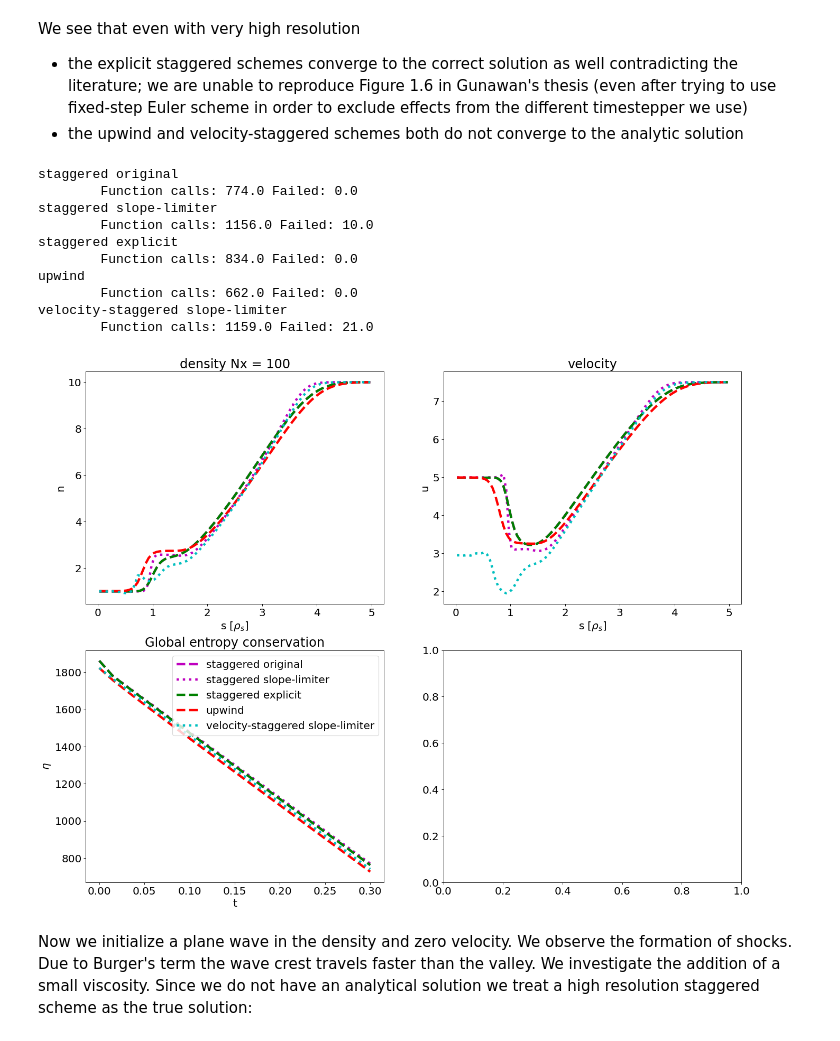
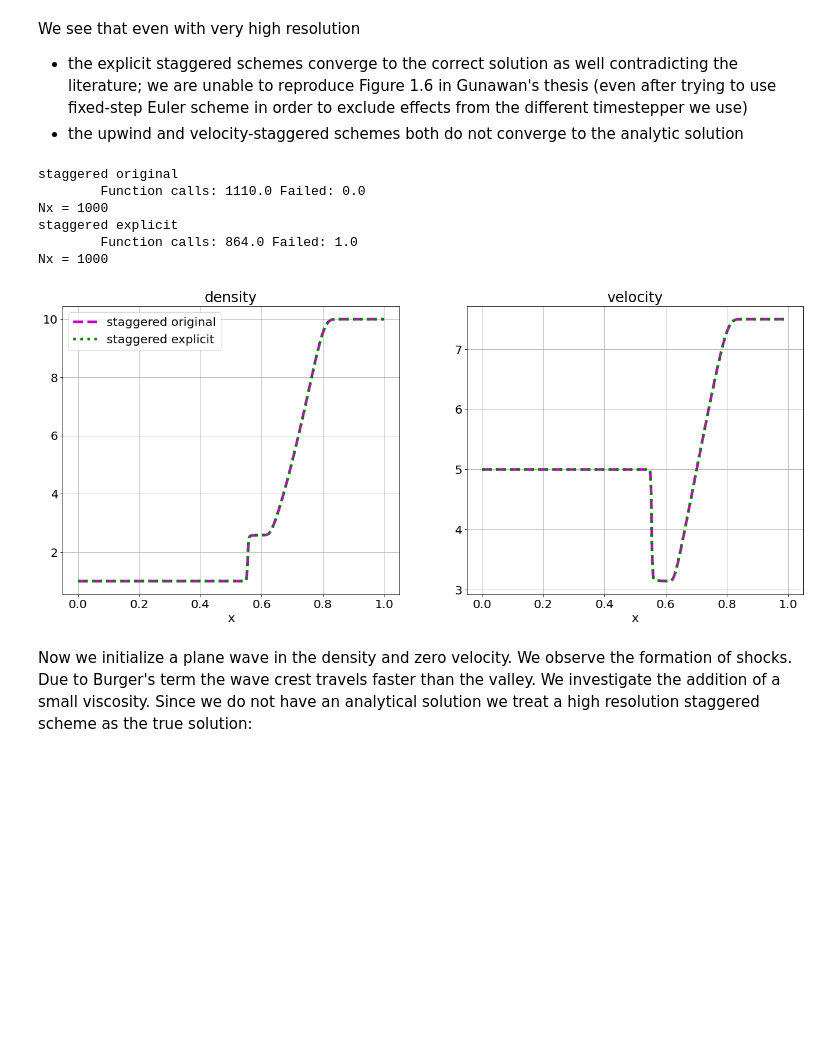
Before and after one commit to mwiesenberger/advection, a Jupyter notebook: navier-stokes.ipynb, the cells around one changed output. Drawn from its saved outputs; the diff is of its cells as text; code cells hidden in the pictures; blank space fills up the shorter version.

```diff
--- a/navier-stokes.ipynb
+++ b/navier-stokes.ipynb
@@ -390,48 +412,48 @@ We see that even with very high resolution
 # %%
 # Here, we try to reproduce the plot in Herbin that explicit schemes have a non-entropic solution
 # (which we cannot)
 p_list = []
 for p in [
     {"type" : "staggered", "variant" : "original", "ls" : "m--"},
-    {"type" : "staggered", "variant" : "slope-limiter", "ls": "m:"},
-    {"type" : "staggered", "variant" : "explicit", "ls" : "g--"},
-    {"type" : "upwind", "ls" : "r--"},
-    {"type" : "velocity-staggered", "variant" : "slope-limiter", "ls" : "c:"},
+#     {"type" : "staggered", "variant" : "slope-limiter", "ls": "m:"},
+    {"type" : "staggered", "variant" : "explicit", "ls" : "g:"},
+#     {"type" : "upwind", "ls" : "r--"},
+#     {"type" : "velocity-staggered", "variant" : "slope-limiter", "ls" : "c:"},
          ] :
     params = make_navier_stokes_input()
     params["ls"] = p["ls"]
-    params["grid"]["Nx"]= 100
-    params["grid"] ["x"] = [0,5]
+    params["grid"]["Nx"]= 1000
+    params["grid"] ["x"] = [0,1]
     params["init"] = {
         "type" : "riemann",
-        "x_a" : 0.2,
+        "x_a" : 0.5,
         "n_l" : 1,
         "n_r" : 10,
         "u_l" : 5,
         "u_r" : 7.5
     }
 
-    params["output"]["tend"] = 0.3
+    params["output"]["tend"] = 0.025
     params["timestepper"]["type"] = "ARK"
     params["timestepper"]["tableau"]  = "ARK-4-2-3"
-    params["physical"] ["alpha"] = 1
+    if( p["variant"] == "explicit" or p["variant"] == "slope-limiter-explicit") :
+        params["timestepper"]["type"] = "ERK"
+        params["timestepper"]["tableau"]  = "Bogacki-Shampine-4-2-3"
 #     params["timestepper"]["type"] = "ERK"
 #     params["timestepper"]["tableau"]  = "Euler"
+    params["physical"] ["alpha"] = 1 # they choose p = rho^2
+    params["physical"] ["gamma"] = 2 # they choose p = rho^2
     params["advection"] = p
     p_list.append(params)
-plot_navier_stokes(p_list)
+plot_navier_stokes(p_list, False, save_fig = True, figure_name = "herbin.png")
 # %% [output]
 staggered original
-        Function calls: 774.0 Failed: 0.0
-staggered slope-limiter
-        Function calls: 1156.0 Failed: 10.0
+        Function calls: 1110.0 Failed: 0.0
+Nx = 1000
 staggered explicit
-        Function calls: 834.0 Failed: 0.0
-upwind
-        Function calls: 662.0 Failed: 0.0
-velocity-staggered slope-limiter
-        Function calls: 1159.0 Failed: 21.0
+        Function calls: 864.0 Failed: 1.0
+Nx = 1000
-[figure, old version]
+[figure, new version]
 # %% [markdown]
 Now we initialize a plane wave in the density and zero velocity. We observe the formation of shocks. Due to Burger's term the wave crest travels faster than the valley. We investigate the addition of a small viscosity.
 Since we do not have an analytical solution we treat a high resolution staggered scheme as the true solution:
```
Also changed, not shown: parts of 6 cells of this notebook.
